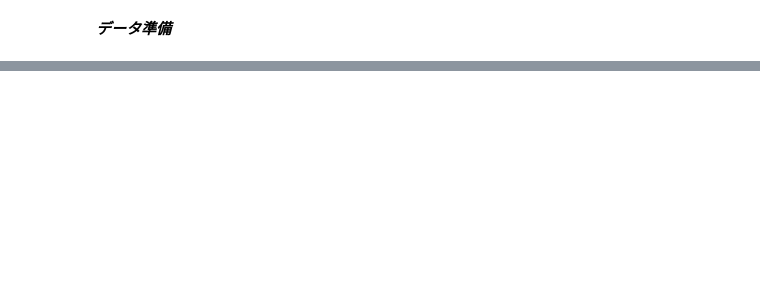
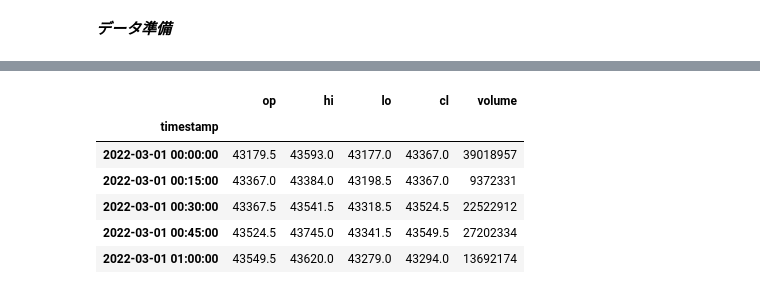
Before and after one commit to CosmoMax10/robin_mlbot_practice, a Jupyter notebook: data_backtesting_practice.ipynb, the cells around one changed output, grey strips where cells are left out. Cells and saved outputs as stored; diff of their text form; code cells hidden in the pictures; blank space fills up the shorter version.

```diff
--- a/data_backtesting_practice.ipynb
+++ b/data_backtesting_practice.ipynb
@@ -55,0 +58,23 @@ FileNotFoundError: [Errno 2] No such file or directory: './bybit_BTCUSD_2022_2_3
+# %%
+#タイムバーの作成
+FREQ = "15min"
+time_bar = pd.DataFrame(columns=["op", "hi", "lo", "cl", "volume"])
+time_bar.index.name = "timestamp"
+
+ohlc = df["price"].resample(FREQ).ohlc()
+volume = df["size"].resample(FREQ).sum()
+ohlcv = pd.concat([ohlc, volume], axis=1)
+ohlcv.index.name = "timestamp"
+ohlcv.columns = ["op", "hi", "lo", "cl", "volume"]
+
+time_bar = pd.concat([time_bar, ohlcv], axis=0)
+
+time_bar.head()
+# %% [output]
+|  | op | hi | lo | cl | volume |
+| timestamp |  |  |  |  |  |
+| 2022-03-01 00:00:00 | 43179.5 | 43593.0 | 43177.0 | 43367.0 | 39018957 |
+| 2022-03-01 00:15:00 | 43367.0 | 43384.0 | 43198.5 | 43367.0 | 9372331 |
+| 2022-03-01 00:30:00 | 43367.5 | 43541.5 | 43318.5 | 43524.5 | 22522912 |
+| 2022-03-01 00:45:00 | 43524.5 | 43745.0 | 43341.5 | 43549.5 | 27202334 |
+| 2022-03-01 01:00:00 | 43549.5 | 43620.0 | 43279.0 | 43294.0 | 13692174 |
```
Also changed, not shown: parts of 14 cells of this notebook.
